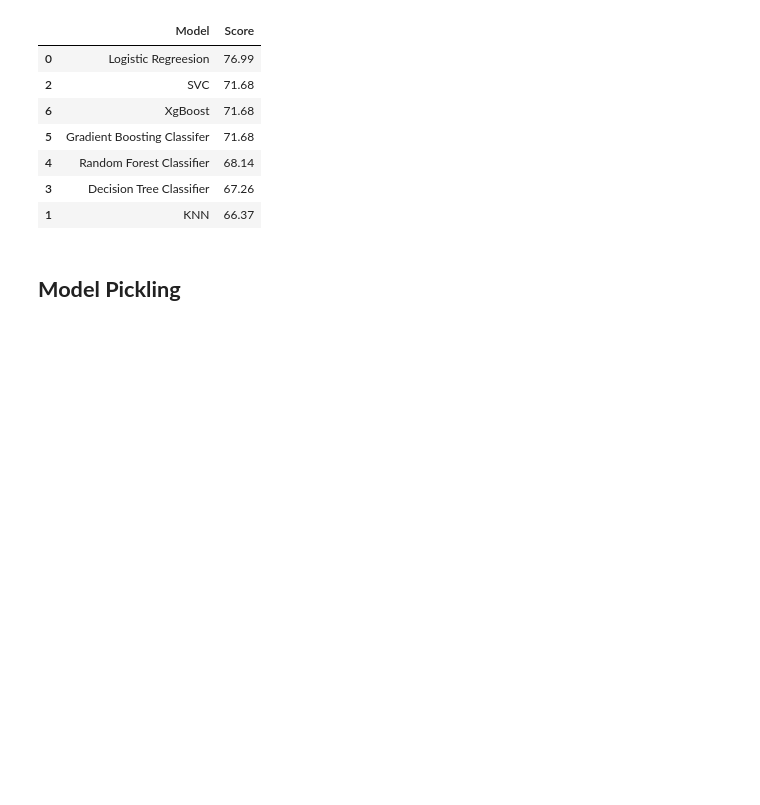
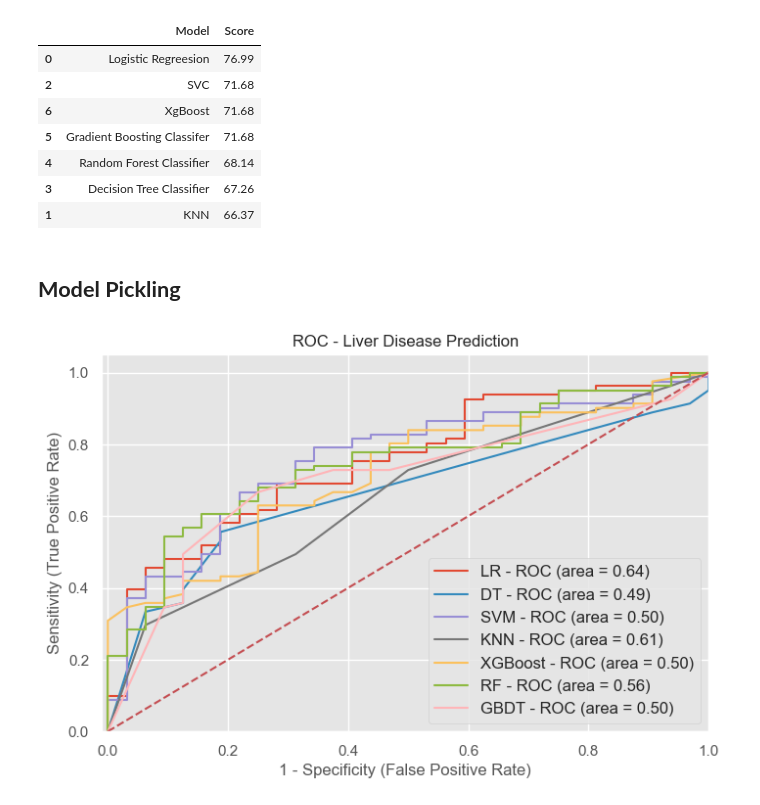
Before and after one commit to vikasjangidmk/Liver-Disease-Detection-with-ML-Evaluating-Multiple-Classification-Models, a Jupyter notebook: Liver.ipynb, the cells around one changed output. Drawn from its saved outputs; the diff is of its cells as text; code cells hidden in the pictures; blank space fills up the shorter version.

Commit message:
Model Completed

```diff
--- a/Liver.ipynb
+++ b/Liver.ipynb
@@ -701,3 +701,55 @@ models.sort_values(by='Score', ascending=False)
 import pickle
 model = lr_acc
 pickle.dump(model, open("liver.pkl","wb"))
+# %%
+from sklearn import metrics
+plt.figure(figsize=(8,5))
+models = [
+{
+    'label': 'LR',
+    'model': lr,
+},
+{
+    'label': 'DT',
+    'model': dtc,
+},
+{
+    'label': 'SVM',
+    'model': svc,
+},
+{
+    'label': 'KNN',
+    'model': knn,
+},
+{
+    'label': 'XGBoost',
+    'model': xgb,
+},
+{
+    'label': 'RF',
+    'model': rand_clf,
+},
+{
+    'label': 'GBDT',
+    'model': gbc,
+}
+]
+for m in models:
+    model = m['model']
+    model.fit(X_train, y_train)
+    y_pred=model.predict(X_test)
+    fpr1, tpr1, thresholds = metrics.roc_curve(y_test, model.predict_proba(X_test)[:,1])
+    auc = metrics.roc_auc_score(y_test,model.predict(X_test))
+    plt.plot(fpr1, tpr1, label='%s - ROC (area = %0.2f)' % (m['label'], auc))
+
+plt.plot([0, 1], [0, 1],'r--')
+plt.xlim([-0.01, 1.0])
+plt.ylim([0.0, 1.05])
+plt.xlabel('1 - Specificity (False Positive Rate)', fontsize=12)
+plt.ylabel('Sensitivity (True Positive Rate)', fontsize=12)
+plt.title('ROC - Liver Disease Prediction', fontsize=12)
+plt.legend(loc="lower right", fontsize=12)
+plt.savefig("roc_liver.jpeg", format='jpeg', dpi=400, bbox_inches='tight')
+plt.show()
+# %% [output]
+[figure, added]
```
Also changed, not shown: parts of 2 cells of this notebook, 2 other files.
